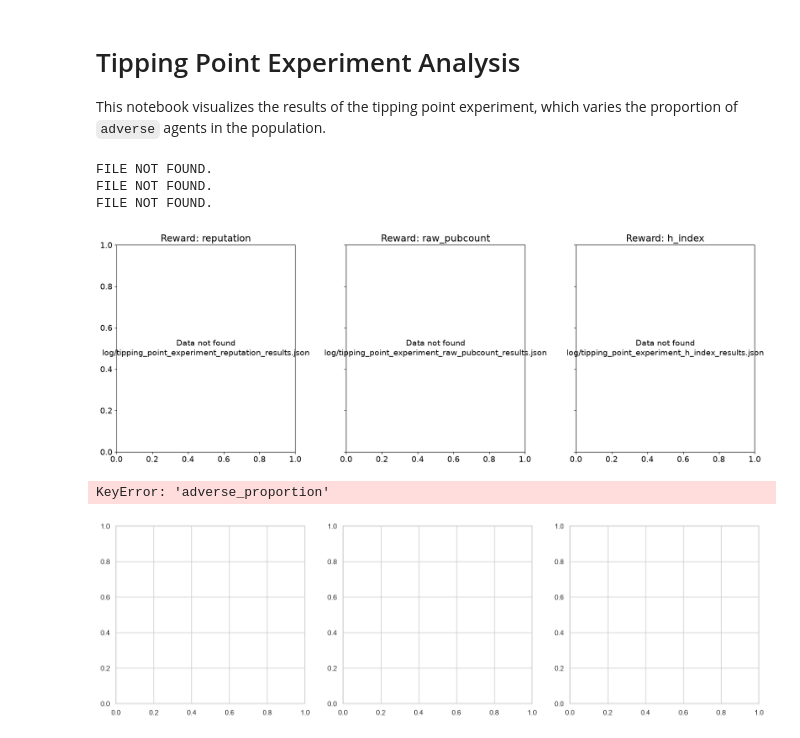
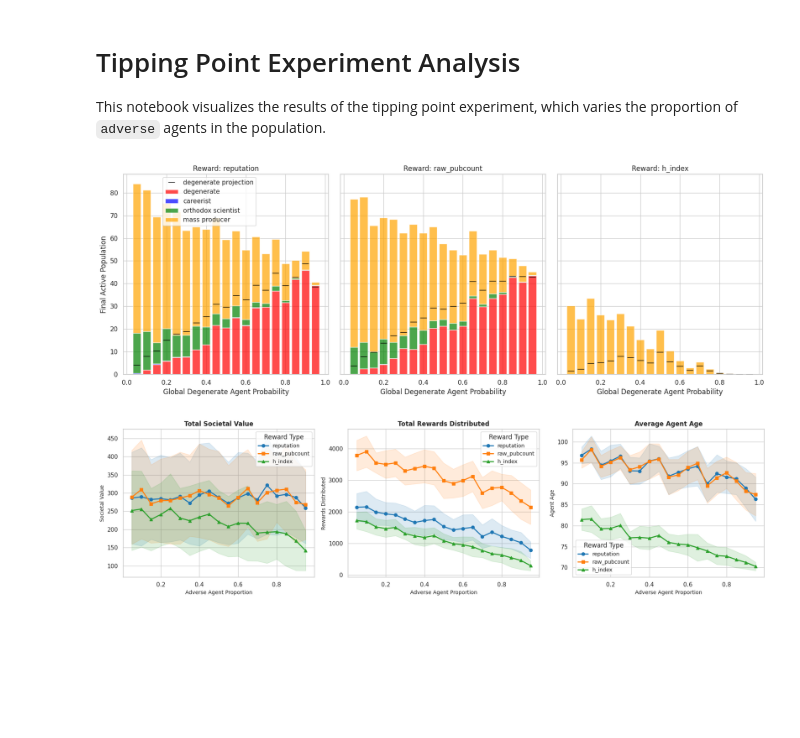
Before and after one commit to Christof93/scientific-collaboration-marl, a Jupyter notebook: visualize_tipping_points.ipynb, the cells around one changed output. Cells and saved outputs as stored; diff of their text form; code cells hidden in the pictures; blank space fills up the shorter version.

Commit message:
rerun tipping point experiemtn with 1000 agents

```diff
--- a/visualize_tipping_points.ipynb
+++ b/visualize_tipping_points.ipynb
@@ -34,7 +34,7 @@ display_labels = {
 data = {}
 for i, reward_type in enumerate(reward_types):
     ax = axes[i]
-    filepath = f"log/tipping_point_experiment_{reward_type}_results.json"
+    filepath = f"results/tipping_point_experiment_{reward_type}_results.json"
 
     data[reward_type] = []
     if os.path.exists(filepath):
@@ -89,37 +89,34 @@ for i, reward_type in enumerate(reward_types):
 
         ax.plot(
             proportions,
             indicator_y,
             color='black',
             linewidth=2,
             linestyle='',
             marker='_',
             markersize=12,
             label='degenerate projection'
         )
 
         ax.set_title(f'Reward: {reward_type}')
         ax.set_xlabel('Global Degenerate Agent Probability')
         if i == 0:
             ax.set_ylabel('Final Active Population')
         ax.grid(True, axis='y')
     else:
         ax.text(0.5, 0.5, f"Data not found\n{filepath}", ha='center', va='center')
         ax.set_title(f'Reward: {reward_type}')
 
 handles, labels = axes[0].get_legend_handles_labels()
 if handles:
     fig.legend(handles, labels, loc='upper right', bbox_to_anchor=(0.225, 0.93))
 
 # plt.suptitle('Tipping Point: Final Population Composition across Reward Types', fontsize=16)
 plt.tight_layout()
 plt.subplots_adjust(right=0.9)
 plt.show()
 # %% [output]
-FILE NOT FOUND.
-FILE NOT FOUND.
-FILE NOT FOUND.
-[figure, old version]
+[figure, new version]
 # %%
 import matplotlib.pyplot as plt
 import pandas as pd
@@ -195,5 +192,4 @@ plt.tight_layout()
 plt.savefig("metric_comparison_by_reward_type.png", dpi=300)
 plt.show()
 # %% [output]
-KeyError: 'adverse_proportion'
-[figure, old version]
+[figure, new version]
```
Also changed, not shown: 9 other files.
